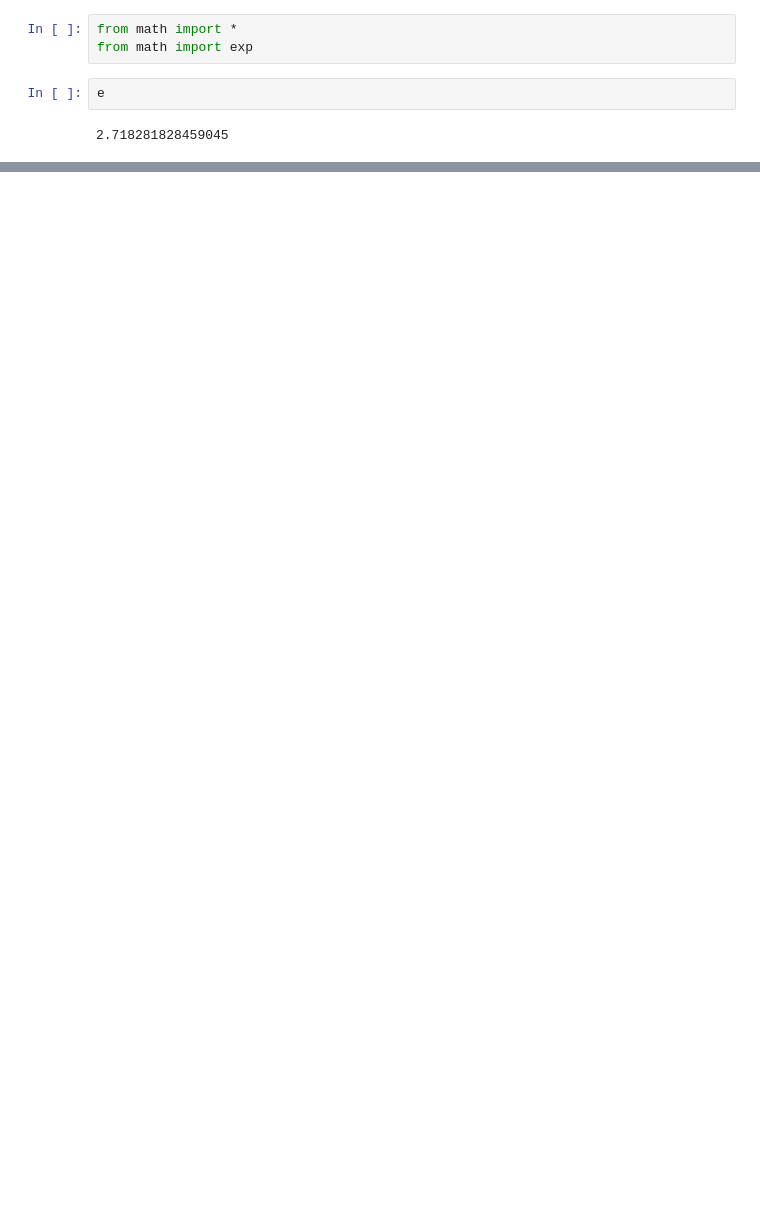
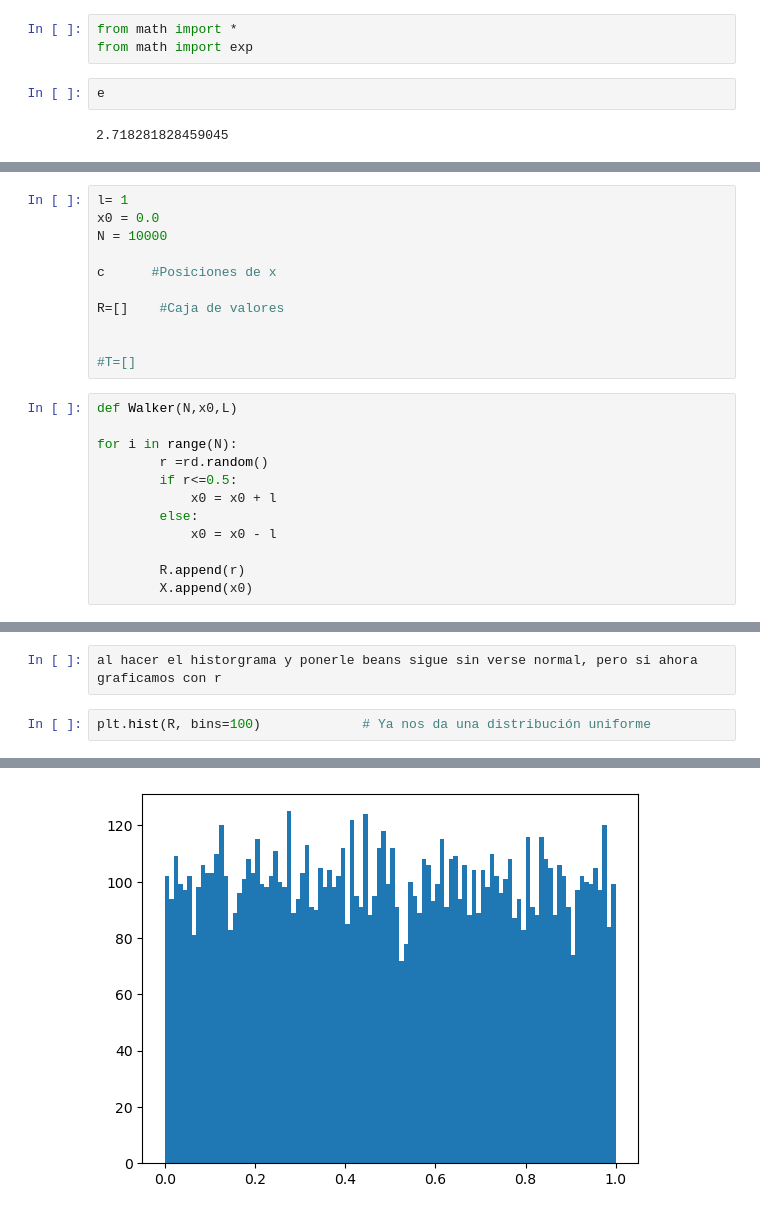
Before and after one commit to IanAlam27/Fisica-Computacional-8245, a Jupyter notebook: Mi notebook.ipynb, the cells around one changed output, grey strips where cells are left out. Cells and saved outputs as stored; diff of their text form; blank space fills up the shorter version.

```diff
--- a/Mi notebook.ipynb
+++ b/Mi notebook.ipynb
@@ -507,0 +515,23 @@ e
+# %%
+l= 1
+x0 = 0.0
+N = 10000
+
+c      #Posiciones de x
+
+R=[]    #Caja de valores
+
+
+#T=[]
+# %%
+def Walker(N,x0,L)
+
+for i in range(N):
+        r =rd.random()
+        if r<=0.5:
+            x0 = x0 + l
+        else:
+            x0 = x0 - l
+
+        R.append(r)
+        X.append(x0)
@@ -507,0 +543,5 @@ e
+# %%
+al hacer el historgrama y ponerle beans sigue sin verse normal, pero si ahora graficamos con r
+# %%
+plt.hist(R, bins=100)             # Ya nos da una distribución uniforme
+# %% [output]
@@ -507,0 +565 @@ e
+[figure, added]
```
Also changed, not shown: parts of 17 cells of this notebook.
